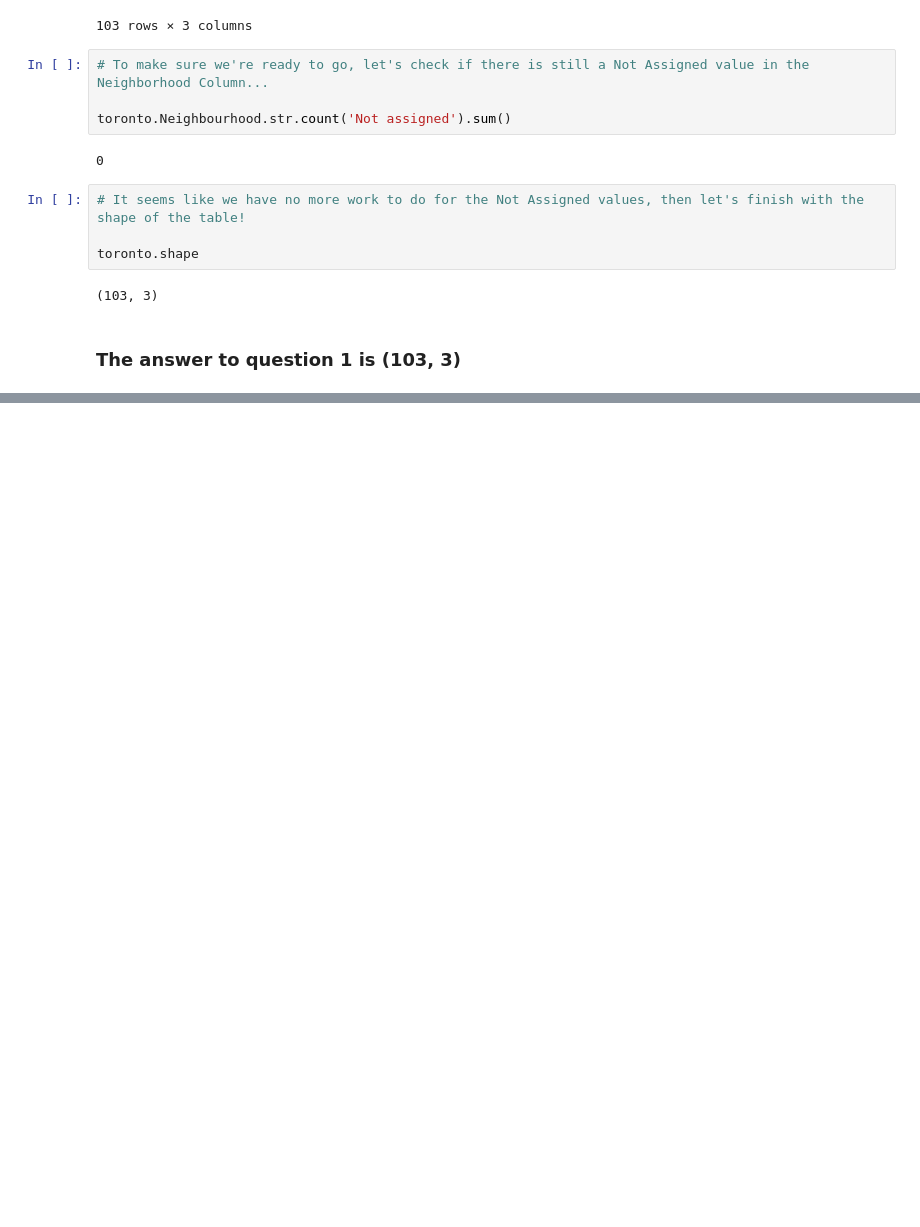
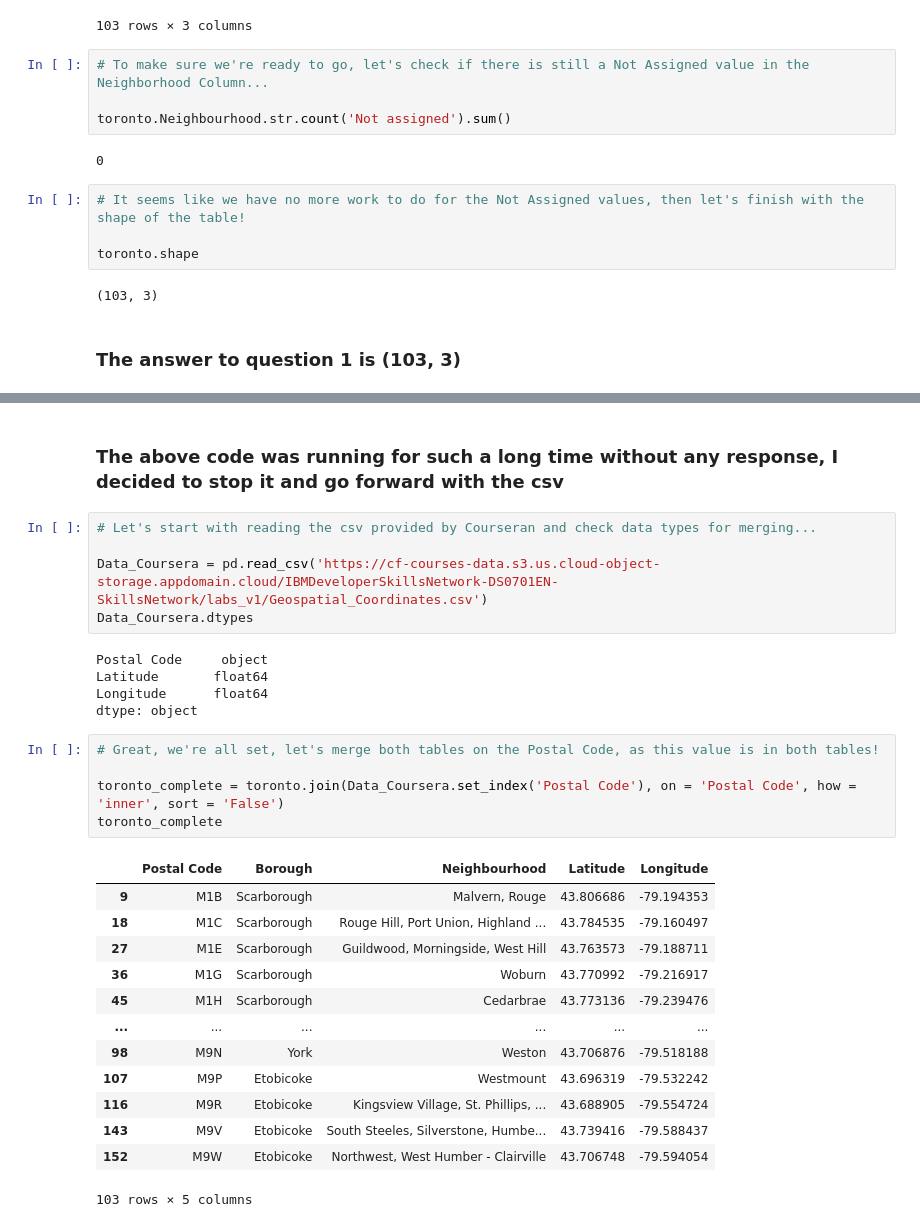
Before and after one commit to renekluijtmans/Coursera_Capstone, a Jupyter notebook: Segmenting and Clustering Neighborhoods in Toronto.ipynb, the cells around one changed output, grey strips where cells are left out. Saved outputs shown, nothing was run; the diff lists cells and outputs as text; blank space fills up the shorter version.

```diff
--- a/Segmenting and Clustering Neighborhoods in Toronto.ipynb
+++ b/Segmenting and Clustering Neighborhoods in Toronto.ipynb
@@ -88,0 +125,31 @@ toronto.shape
+# %% [markdown]
+### The above code was running for such a long time without any response, I decided to stop it and go forward with the csv
+# %%
+# Let's start with reading the csv provided by Courseran and check data types for merging...
+
+Data_Coursera = pd.read_csv('https://cf-courses-data.s3.us.cloud-object-storage.appdomain.cloud/IBMDeveloperSkillsNetwork-DS0701EN-SkillsNetwork/labs_v1/Geospatial_Coordinates.csv')
+Data_Coursera.dtypes
+# %% [output]
+Postal Code     object
+Latitude       float64
+Longitude      float64
+dtype: object
+# %%
+# Great, we're all set, let's merge both tables on the Postal Code, as this value is in both tables!
+
+toronto_complete = toronto.join(Data_Coursera.set_index('Postal Code'), on = 'Postal Code', how = 'inner', sort = 'False')
+toronto_complete
+# %% [output]
+|  | Postal Code | Borough | Neighbourhood | Latitude | Longitude |
+| 9 | M1B | Scarborough | Malvern, Rouge | 43.806686 | -79.194353 |
+| 18 | M1C | Scarborough | Rouge Hill, Port Union, Highland ... | 43.784535 | -79.160497 |
+| 27 | M1E | Scarborough | Guildwood, Morningside, West Hill | 43.763573 | -79.188711 |
+| 36 | M1G | Scarborough | Woburn | 43.770992 | -79.216917 |
+| 45 | M1H | Scarborough | Cedarbrae | 43.773136 | -79.239476 |
+| ... | ... | ... | ... | ... | ... |
+| 98 | M9N | York | Weston | 43.706876 | -79.518188 |
+| 107 | M9P | Etobicoke | Westmount | 43.696319 | -79.532242 |
+| 116 | M9R | Etobicoke | Kingsview Village, St. Phillips, ... | 43.688905 | -79.554724 |
+| 143 | M9V | Etobicoke | South Steeles, Silverstone, Humbe... | 43.739416 | -79.588437 |
+| 152 | M9W | Etobicoke | Northwest, West Humber - Clairville | 43.706748 | -79.594054 |
+103 rows × 5 columns
```
Also changed, not shown: parts of 4 cells of this notebook.
